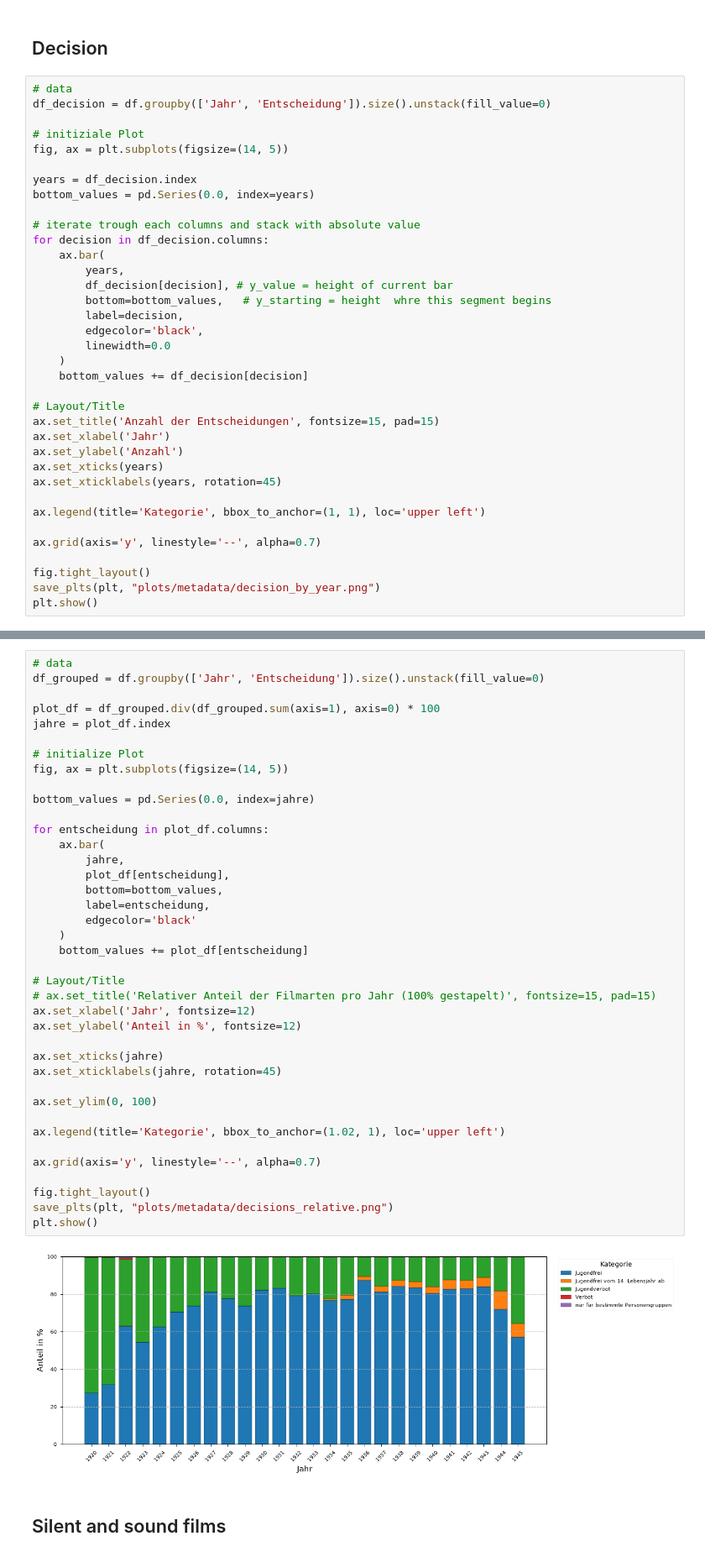
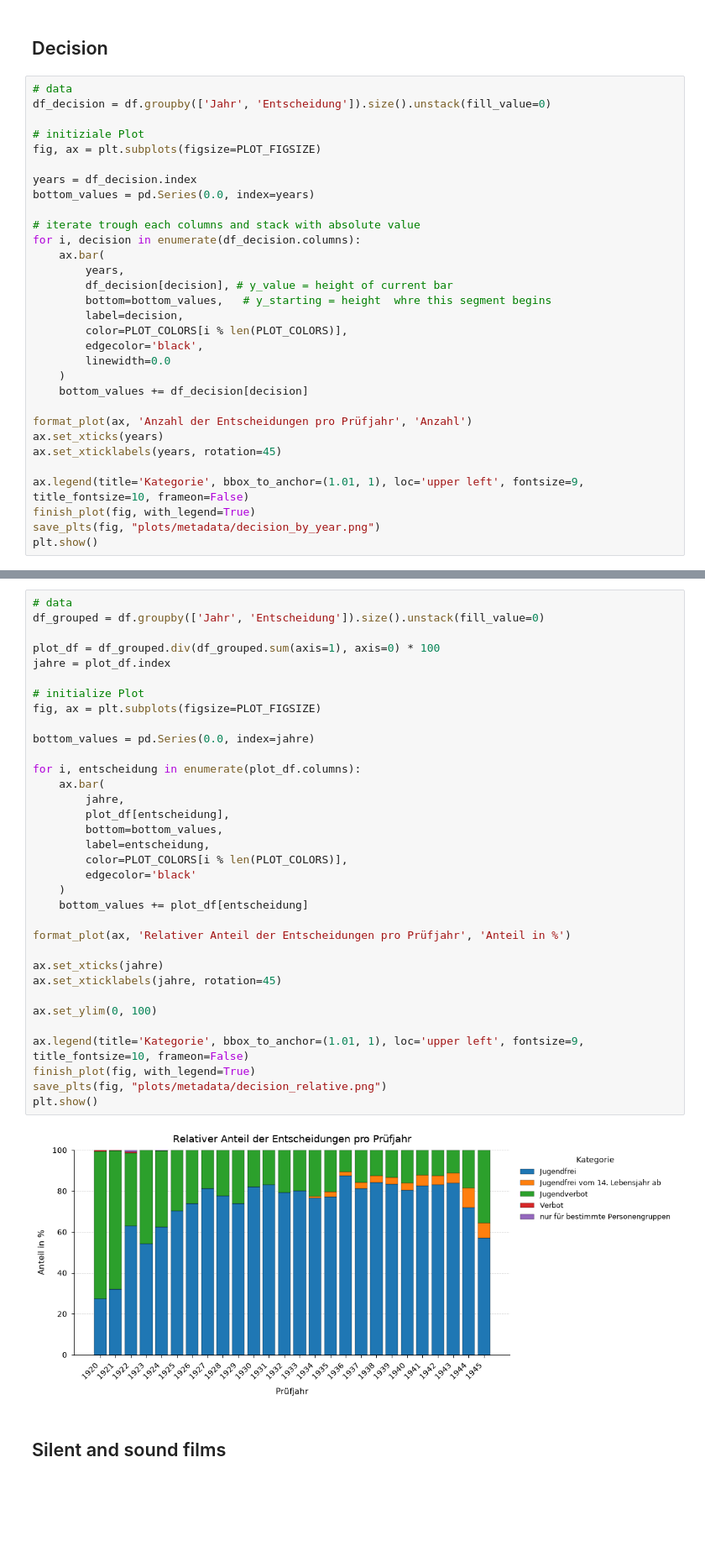
Before and after one commit to codemitdjango/german-film-censorship, a Jupyter notebook: src/analysis/metadata_analysis.ipynb, the cells around one changed output, grey strips where cells are left out. Shown at 84% size. Saved outputs shown, nothing was run; the diff lists cells and outputs as text; blank space fills up the shorter version.

```diff
--- a/src/analysis/metadata_analysis.ipynb
+++ b/src/analysis/metadata_analysis.ipynb
@@ -266,35 +286,30 @@ plt.show()
 df_decision = df.groupby(['Jahr', 'Entscheidung']).size().unstack(fill_value=0)
 
 # initiziale Plot
-fig, ax = plt.subplots(figsize=(14, 5))
+fig, ax = plt.subplots(figsize=PLOT_FIGSIZE)
 
 years = df_decision.index
 bottom_values = pd.Series(0.0, index=years)
 
 # iterate trough each columns and stack with absolute value
-for decision in df_decision.columns:
+for i, decision in enumerate(df_decision.columns):
     ax.bar(
         years,
         df_decision[decision], # y_value = height of current bar
         bottom=bottom_values,   # y_starting = height  whre this segment begins
         label=decision,
+        color=PLOT_COLORS[i % len(PLOT_COLORS)],
         edgecolor='black',
         linewidth=0.0
     )
     bottom_values += df_decision[decision]
 
-# Layout/Title
-ax.set_title('Anzahl der Entscheidungen', fontsize=15, pad=15)
-ax.set_xlabel('Jahr')
-ax.set_ylabel('Anzahl')
+format_plot(ax, 'Anzahl der Entscheidungen pro Prüfjahr', 'Anzahl')
 ax.set_xticks(years)
 ax.set_xticklabels(years, rotation=45)
 
-ax.legend(title='Kategorie', bbox_to_anchor=(1, 1), loc='upper left')
-
-ax.grid(axis='y', linestyle='--', alpha=0.7)
-
-fig.tight_layout()
-save_plts(plt, "plots/metadata/decision_by_year.png")
+ax.legend(title='Kategorie', bbox_to_anchor=(1.01, 1), loc='upper left', fontsize=9, title_fontsize=10, frameon=False)
+finish_plot(fig, with_legend=True)
+save_plts(fig, "plots/metadata/decision_by_year.png")
 plt.show()
 # %% [output]
@@ -302,44 +317,39 @@ plt.show()
 # %%
 # data
 df_grouped = df.groupby(['Jahr', 'Entscheidung']).size().unstack(fill_value=0)
 
 plot_df = df_grouped.div(df_grouped.sum(axis=1), axis=0) * 100
 jahre = plot_df.index
 
 # initialize Plot
-fig, ax = plt.subplots(figsize=(14, 5))
+fig, ax = plt.subplots(figsize=PLOT_FIGSIZE)
 
 bottom_values = pd.Series(0.0, index=jahre)
 
-for entscheidung in plot_df.columns:
+for i, entscheidung in enumerate(plot_df.columns):
     ax.bar(
         jahre,
         plot_df[entscheidung],
         bottom=bottom_values,
         label=entscheidung,
+        color=PLOT_COLORS[i % len(PLOT_COLORS)],
         edgecolor='black'
     )
     bottom_values += plot_df[entscheidung]
 
-# Layout/Title
-# ax.set_title('Relativer Anteil der Filmarten pro Jahr (100% gestapelt)', fontsize=15, pad=15)
-ax.set_xlabel('Jahr', fontsize=12)
-ax.set_ylabel('Anteil in %', fontsize=12)
+format_plot(ax, 'Relativer Anteil der Entscheidungen pro Prüfjahr', 'Anteil in %')
 
 ax.set_xticks(jahre)
 ax.set_xticklabels(jahre, rotation=45)
 
 ax.set_ylim(0, 100)
 
-ax.legend(title='Kategorie', bbox_to_anchor=(1.02, 1), loc='upper left')
-
-ax.grid(axis='y', linestyle='--', alpha=0.7)
-
-fig.tight_layout()
-save_plts(plt, "plots/metadata/decisions_relative.png")
+ax.legend(title='Kategorie', bbox_to_anchor=(1.01, 1), loc='upper left', fontsize=9, title_fontsize=10, frameon=False)
+finish_plot(fig, with_legend=True)
+save_plts(fig, "plots/metadata/decision_relative.png")
 plt.show()
 # %% [output]
-[figure, old version]
+[figure, new version]
 # %% [markdown]
 ## Silent and sound films
 # %%
```
Also changed, not shown: parts of 8 cells of this notebook, 9 other files.
